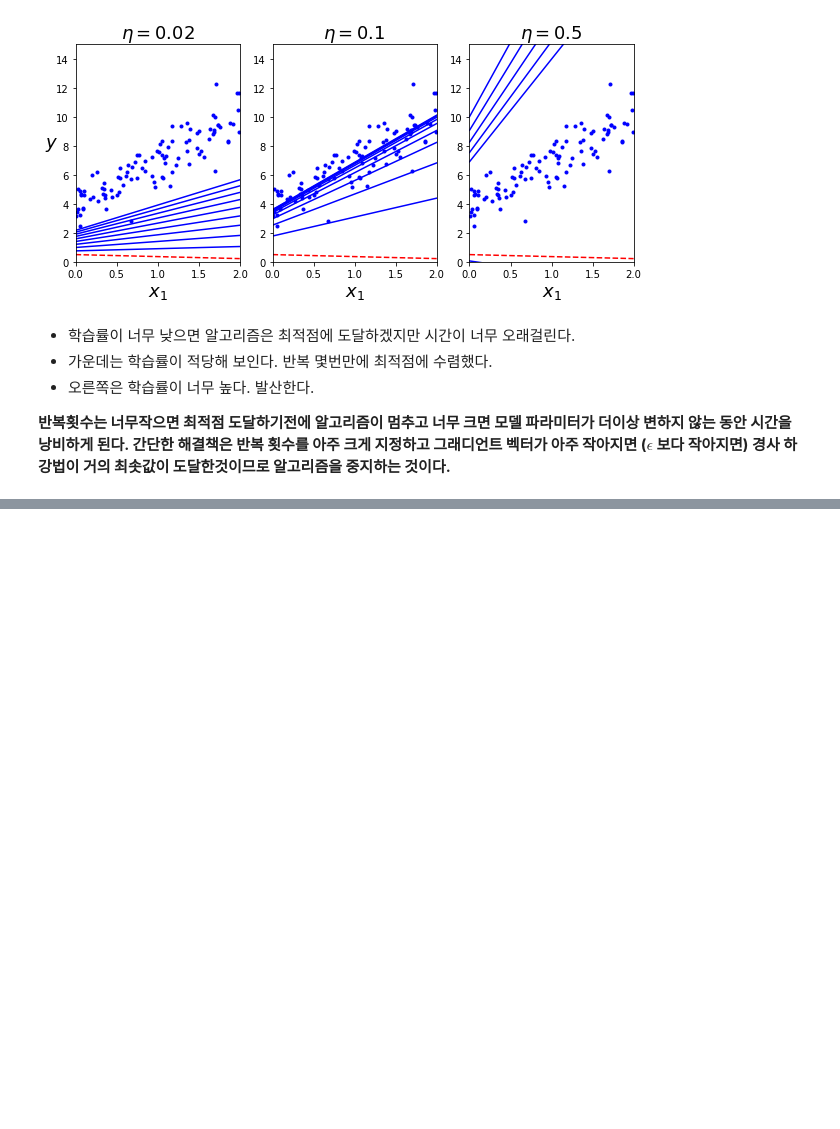
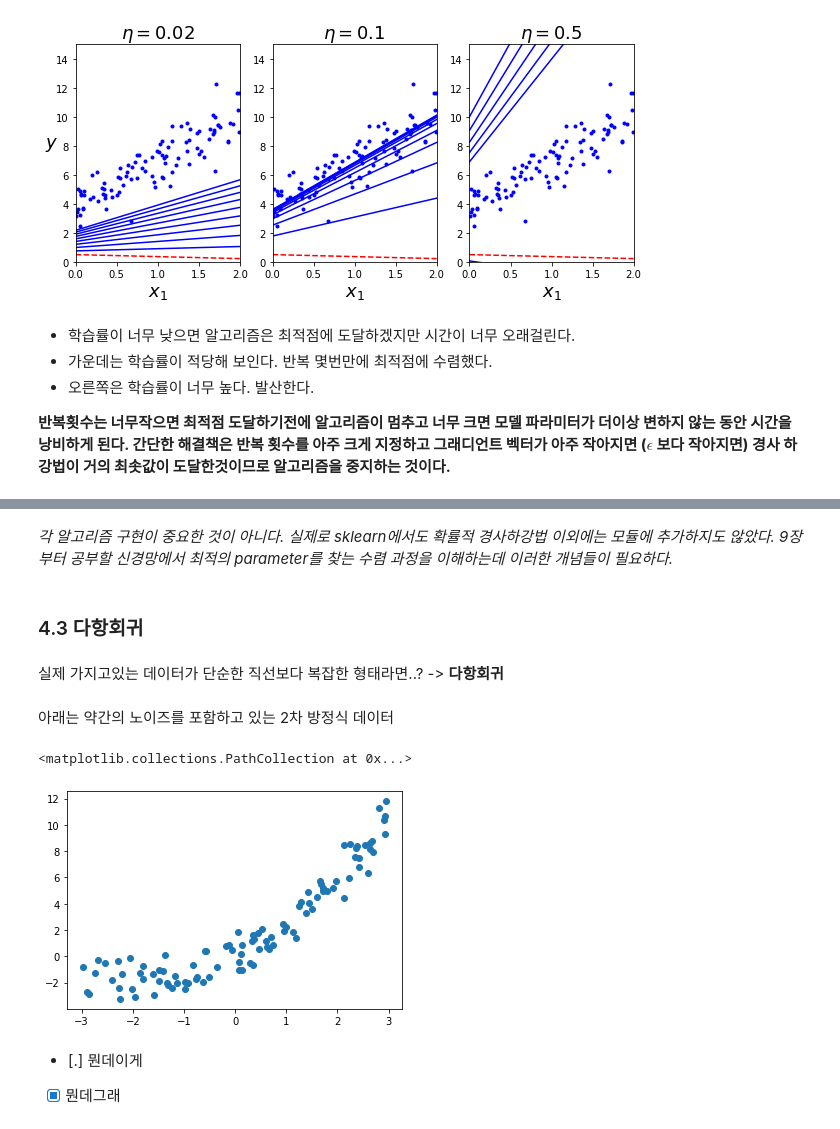
Before and after one commit to Jeong-jaehoon/Road-to-master, a Jupyter notebook: Hands on Machine Learning/Chapter4.회귀.ipynb, the cells around one changed output, grey strips where cells are left out. Drawn from its saved outputs; the diff is of its cells as text; code cells hidden in the pictures; blank space fills up the shorter version.

```diff
--- a/Hands on Machine Learning/Chapter4.회귀.ipynb
+++ b/Hands on Machine Learning/Chapter4.회귀.ipynb
@@ -183,0 +328,20 @@ plt.show()
+# %% [markdown]
+*각 알고리즘 구현이 중요한 것이 아니다. 실제로 sklearn에서도 확률적 경사하강법 이외에는 모듈에 추가하지도 않았다. 9장 부터 공부할 신경망에서 최적의 parameter를 찾는 수렴 과정을 이해하는데 이러한 개념들이 필요하다.*
+# %% [markdown]
+### 4.3 다항회귀
+# %% [markdown]
+실제 가지고있는 데이터가 단순한 직선보다 복잡한 형태라면..? -> **다항회귀**
+# %% [markdown]
+아래는 약간의 노이즈를 포함하고 있는 2차 방정식 데이터
+# %%
+m = 100
+X = 6 * np.random.rand(m, 1) - 3
+y = 0.5 * X**2 + X * 2 + np.random.randn(m,1)
+# %%
+plt.scatter(X,y)
+# %% [output]
+<matplotlib.collections.PathCollection at 0x...>
+[figure, added]
+# %% [markdown]
+- [.] 뭔데이게
+- [x] 뭔데그래
```
Also changed, not shown: parts of 24 cells of this notebook.
